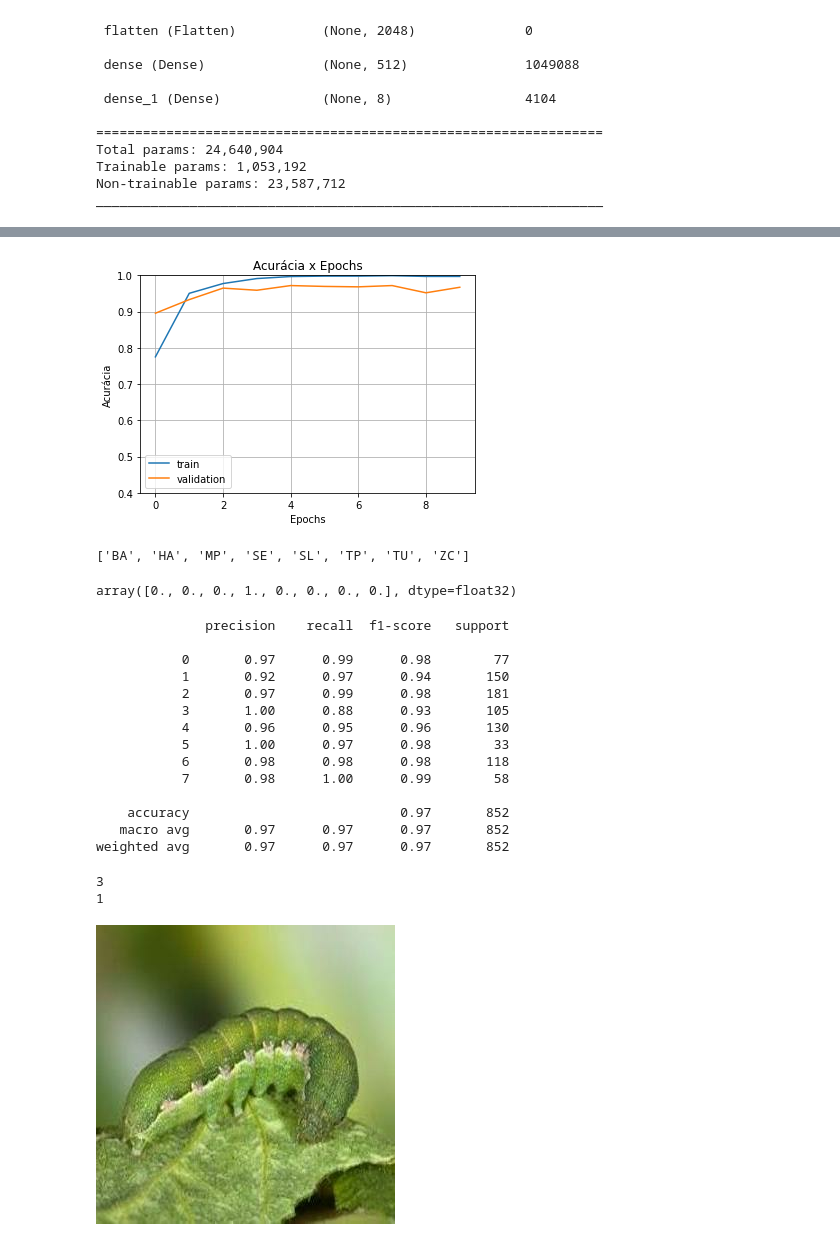
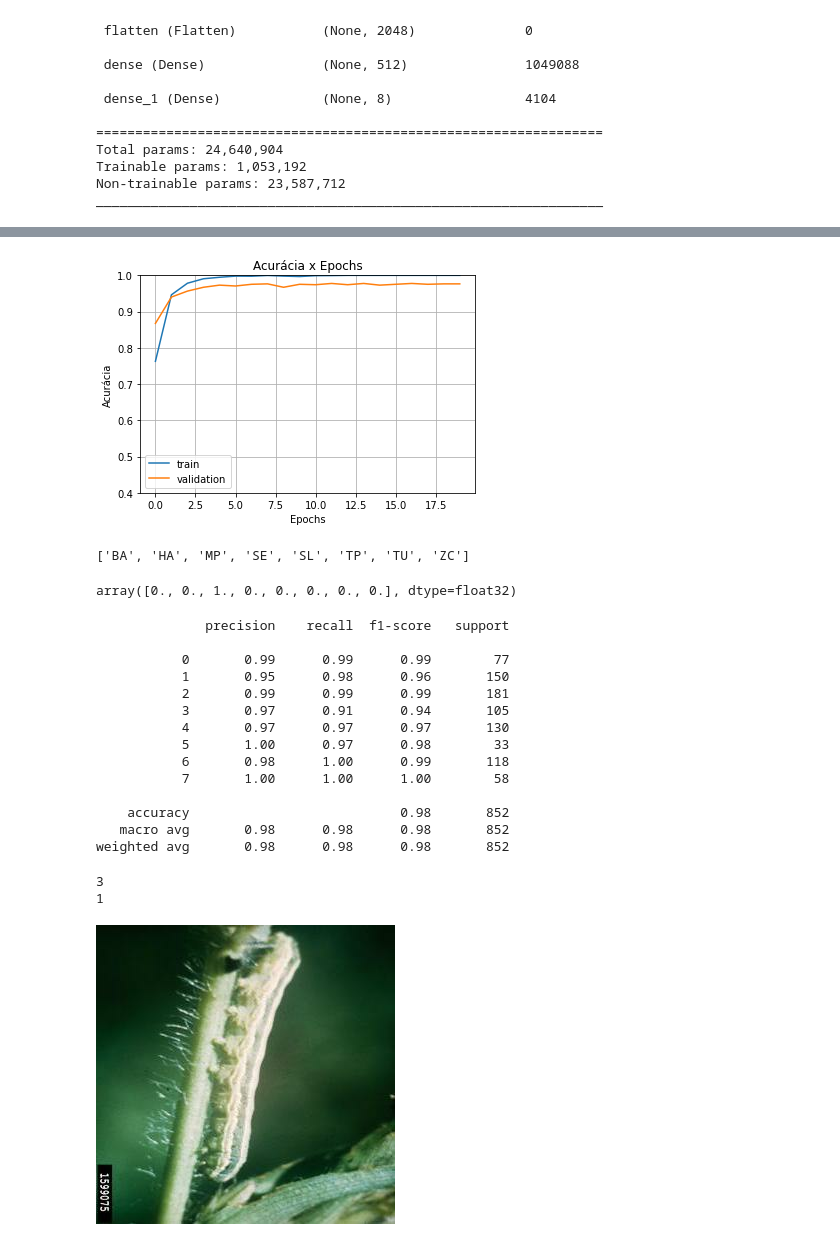
Before and after one commit to guilodron/projeto-2-fsi, a Jupyter notebook: main.ipynb, the cells around one changed output, grey strips where cells are left out. Drawn from its saved outputs; the diff is of its cells as text; code cells hidden in the pictures.

```diff
--- a/main.ipynb
+++ b/main.ipynb
@@ -83,5 +83,5 @@ model.compile(
     metrics=['accuracy']
 )
 # %%
-history = model.fit(training, validation_data=validation, epochs=10)
+history = model.fit(training, validation_data=validation, epochs=20)
 # %% [output]
@@ -117,7 +114,7 @@ plt.xlabel('Epochs')
 plt.legend(['train', 'validation'])
 plt.show()
 # %% [output]
-[figure, old version]
+[figure, new version]
 # %%
 classes = validation.class_names
 classes
@@ -141,39 +138,39 @@ y_pred_max = np.argmax(y_pred, axis=2).flatten()
 # %%
 y_true[0]
 # %% [output]
-array([0., 0., 0., 1., 0., 0., 0., 0.], dtype=float32)
+array([0., 0., 1., 0., 0., 0., 0., 0.], dtype=float32)
 # %%
-from sklearn.metrics import classification_report, f1_score
+from sklearn.metrics import classification_report, f1_score, accuracy_score
 report = classification_report(y_true_max, y_pred_max)
 print(report)
 # %% [output]
               precision    recall  f1-score   support
 
-           0       0.97      0.99      0.98        77
-           1       0.92      0.97      0.94       150
-           2       0.97      0.99      0.98       181
-           3       1.00      0.88      0.93       105
-           4       0.96      0.95      0.96       130
+           0       0.99      0.99      0.99        77
+           1       0.95      0.98      0.96       150
+           2       0.99      0.99      0.99       181
+           3       0.97      0.91      0.94       105
+           4       0.97      0.97      0.97       130
            5       1.00      0.97      0.98        33
-           6       0.98      0.98      0.98       118
-           7       0.98      1.00      0.99        58
+           6       0.98      1.00      0.99       118
+           7       1.00      1.00      1.00        58
 
-    accuracy                           0.97       852
-   macro avg       0.97      0.97      0.97       852
-weighted avg       0.97      0.97      0.97       852
+    accuracy                           0.98       852
+   macro avg       0.98      0.98      0.98       852
+weighted avg       0.98      0.98      0.98       852
 # %%
 wrong_images = []
 for index, test in enumerate(y_pred_max):
     if(y_pred_max[index] != y_true_max[index]):
         wrong_images.append(index)
 # %%
-print(y_true_max[wrong_images[6]])
-print(y_pred_max[wrong_images[6]])
-keras.preprocessing.image.array_to_img(validation_images[wrong_images[6]])
+print(y_true_max[wrong_images[1]])
+print(y_pred_max[wrong_images[1]])
+keras.preprocessing.image.array_to_img(validation_images[wrong_images[1]])
 # %% [output]
 3
 1
-[figure, old version]
+[figure, new version]
 # %%
 accuracy_score(y_true_max, y_pred_max)
 # %% [output]
```
Also changed, not shown: parts of 2 cells of this notebook.
